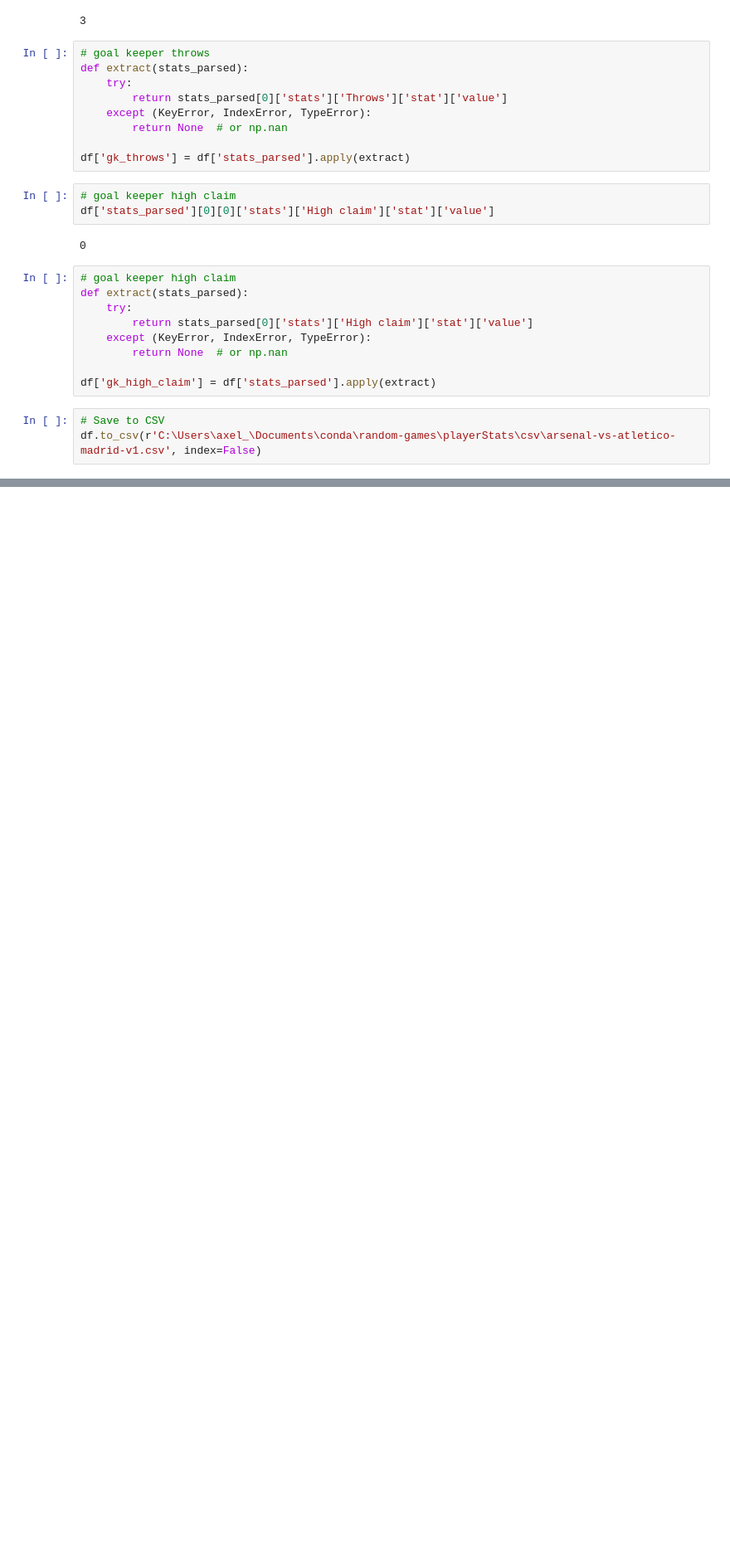
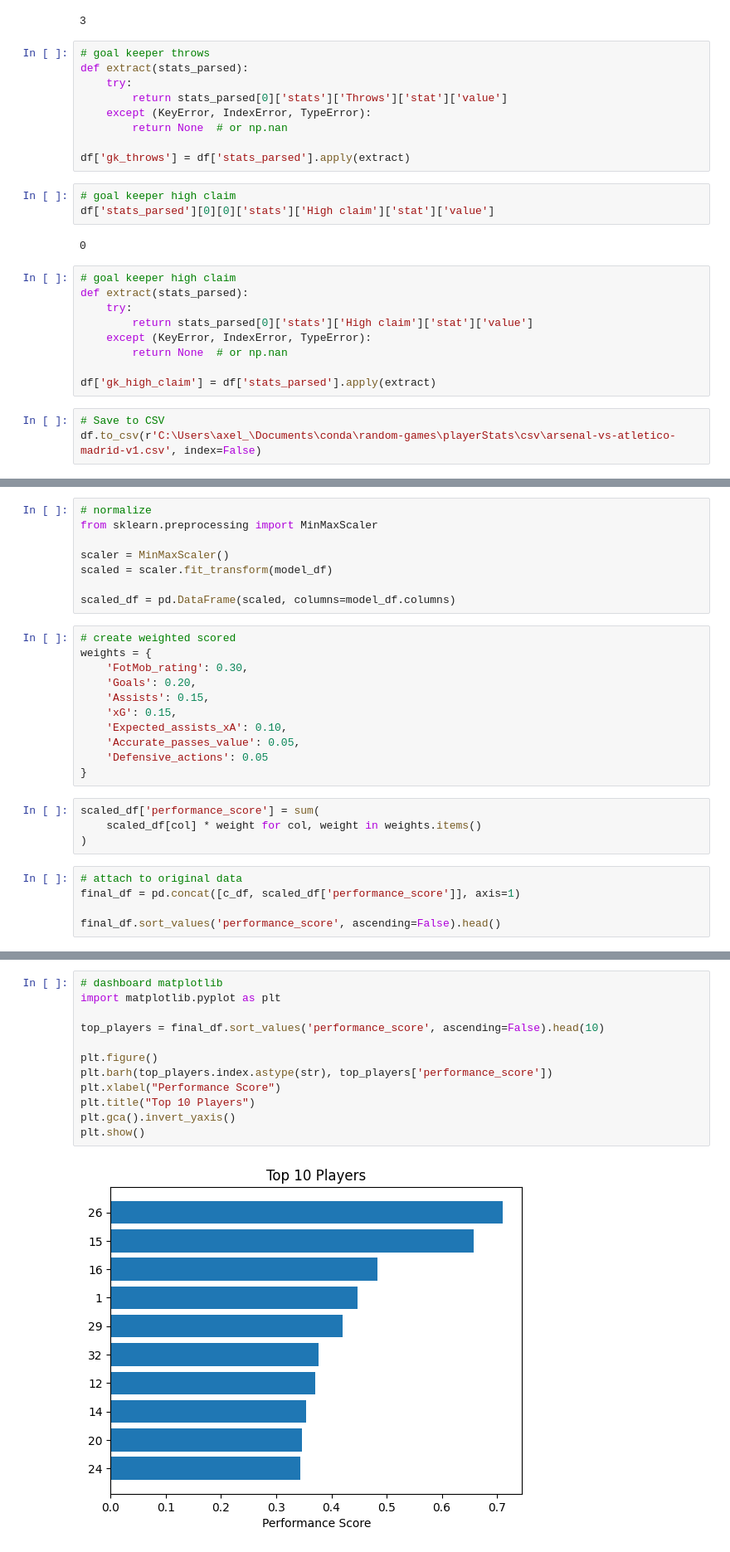
Before and after one commit to bolaxel/random-games, a Jupyter notebook: analysis.ipynb, the cells around one changed output, grey strips where cells are left out. Shown at 83% size. Drawn from its saved outputs; the diff is of its cells as text; blank space fills up the shorter version.

```diff
--- a/analysis.ipynb
+++ b/analysis.ipynb
@@ -498,0 +688,28 @@ c_df
+# %%
+# normalize
+from sklearn.preprocessing import MinMaxScaler
+
+scaler = MinMaxScaler()
+scaled = scaler.fit_transform(model_df)
+
+scaled_df = pd.DataFrame(scaled, columns=model_df.columns)
+# %%
+# create weighted scored
+weights = {
+    'FotMob_rating': 0.30,
+    'Goals': 0.20,
+    'Assists': 0.15,
+    'xG': 0.15,
+    'Expected_assists_xA': 0.10,
+    'Accurate_passes_value': 0.05,
+    'Defensive_actions': 0.05
+}
+# %%
+scaled_df['performance_score'] = sum(
+    scaled_df[col] * weight for col, weight in weights.items()
+)
+# %%
+# attach to original data
+final_df = pd.concat([c_df, scaled_df['performance_score']], axis=1)
+
+final_df.sort_values('performance_score', ascending=False).head()
@@ -498,0 +724,14 @@ c_df
+# %%
+# dashboard matplotlib
+import matplotlib.pyplot as plt
+
+top_players = final_df.sort_values('performance_score', ascending=False).head(10)
+
+plt.figure()
+plt.barh(top_players.index.astype(str), top_players['performance_score'])
+plt.xlabel("Performance Score")
+plt.title("Top 10 Players")
+plt.gca().invert_yaxis()
+plt.show()
+# %% [output]
+[figure, added]
```
Also changed, not shown: parts of 18 cells of this notebook, 9 other files.
